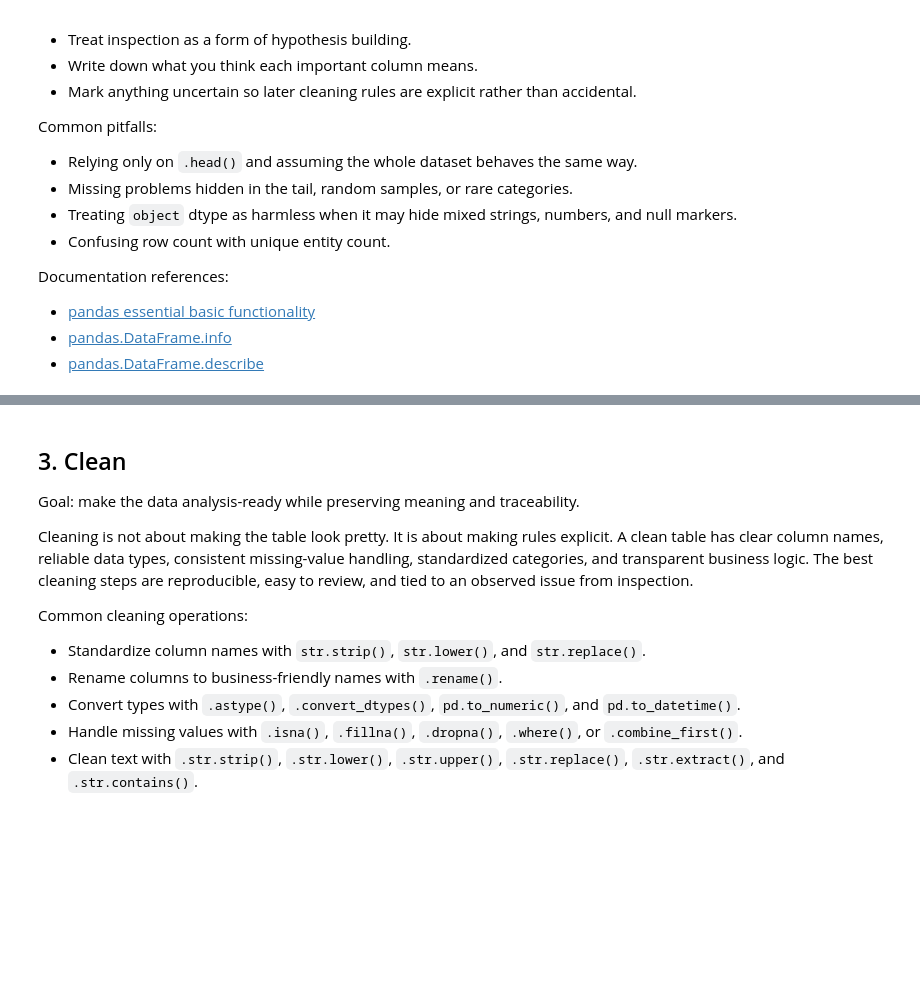
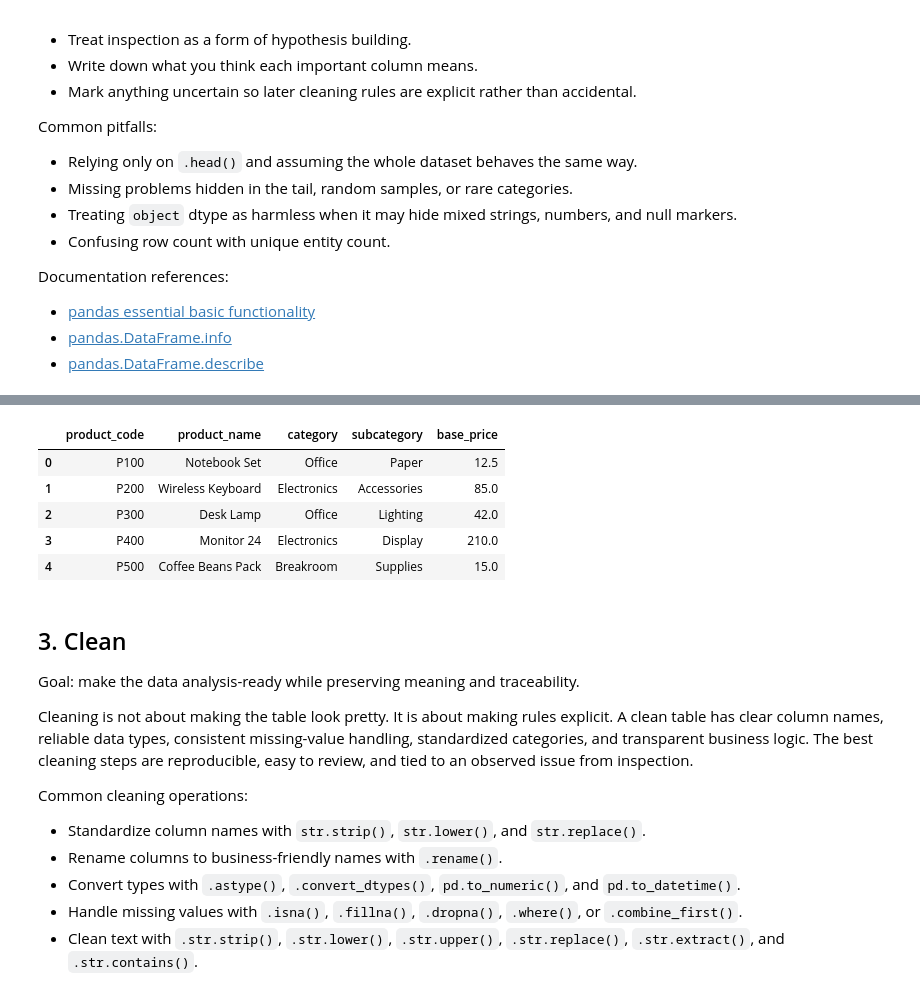
Before and after one commit to ValRCS/RTU_Python_CSP, a Jupyter notebook: notebooks/day4_pandas_full_worfklow_colab.ipynb, the cells around one changed output, grey strips where cells are left out. Saved outputs shown, nothing was run; the diff lists cells and outputs as text; code cells hidden in the pictures; blank space fills up the shorter version.

```diff
--- a/notebooks/day4_pandas_full_worfklow_colab.ipynb
+++ b/notebooks/day4_pandas_full_worfklow_colab.ipynb
@@ -614,0 +662,10 @@ january_missing.to_frame()
+# %%
+# apskatam products_df
+products_df.head()
+# %% [output]
+|  | product_code | product_name | category | subcategory | base_price |
+| 0 | P100 | Notebook Set | Office | Paper | 12.5 |
+| 1 | P200 | Wireless Keyboard | Electronics | Accessories | 85.0 |
+| 2 | P300 | Desk Lamp | Office | Lighting | 42.0 |
+| 3 | P400 | Monitor 24 | Electronics | Display | 210.0 |
+| 4 | P500 | Coffee Beans Pack | Breakroom | Supplies | 15.0 |
```
Also changed, not shown: parts of 3 cells of this notebook.
